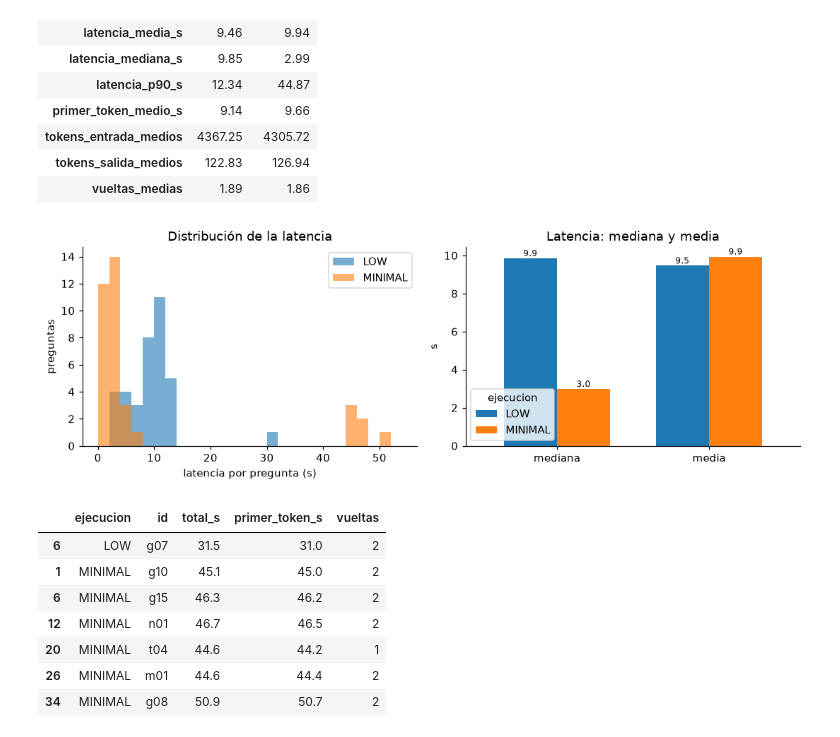
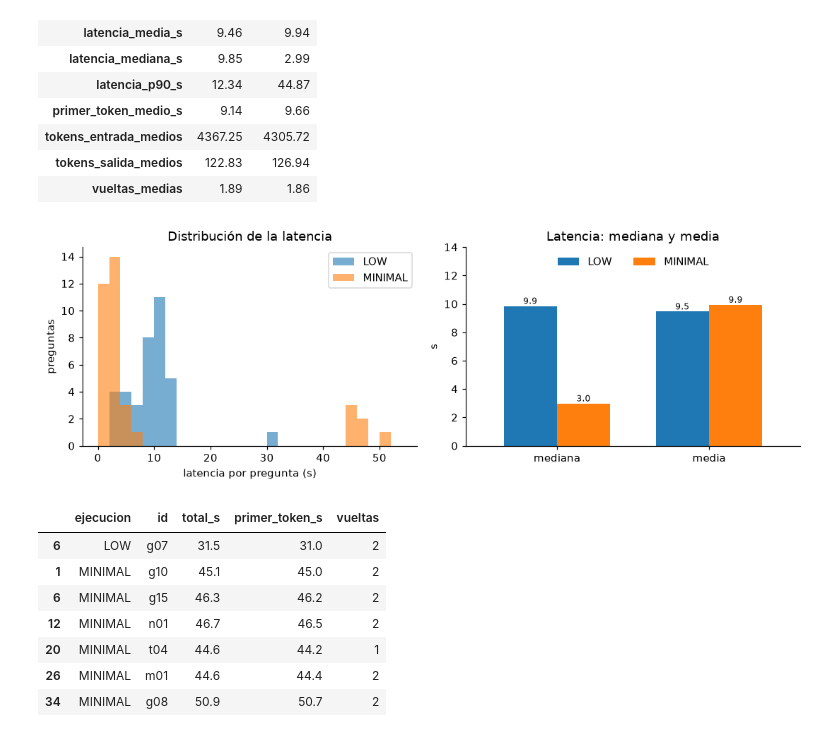
Before and after one commit to jferdaoussi/asistente-tenerife, a Jupyter notebook: notebook/asistente_tenerife.ipynb, the cells around one changed output. Cells and saved outputs as stored; diff of their text form; code cells hidden in the pictures.

```diff
--- a/notebook/asistente_tenerife.ipynb
+++ b/notebook/asistente_tenerife.ipynb
@@ -1087,23 +1088,25 @@ vista.round(2)
 # %%
 fig, (ax1, ax2) = plt.subplots(1, 2, figsize=(10, 3.5))
 for nombre, grupo in razonamiento.groupby("ejecucion", sort=False):
     ax1.hist(grupo["total_s"], bins=range(0, 56, 2), alpha=0.6, label=nombre)
 ax1.set_xlabel("latencia por pregunta (s)")
 ax1.set_ylabel("preguntas")
 ax1.set_title("Distribución de la latencia")
 ax1.legend()
 
 metricas = ["latencia_mediana_s", "latencia_media_s"]
 resumen_razonamiento[metricas].T.plot.bar(ax=ax2, rot=0, width=0.7)
 ax2.set_xticklabels(["mediana", "media"])
 ax2.set_ylabel("s")
 ax2.set_title("Latencia: mediana y media")
+ax2.legend(loc="upper center", ncol=2, frameon=False)
+ax2.set_ylim(0, 14)
 for contenedor in ax2.containers:
     ax2.bar_label(contenedor, fmt="%.1f", fontsize=8)
 plt.tight_layout()
 plt.show()
 # %% [output]
-[figure, old version]
+[figure, new version]
 # %%
 lentas = razonamiento[razonamiento["total_s"] > 30]
 lentas[["ejecucion", "id", "total_s", "primer_token_s", "vueltas"]].round(1)
```
Also changed, not shown: parts of 1 cell of this notebook.
